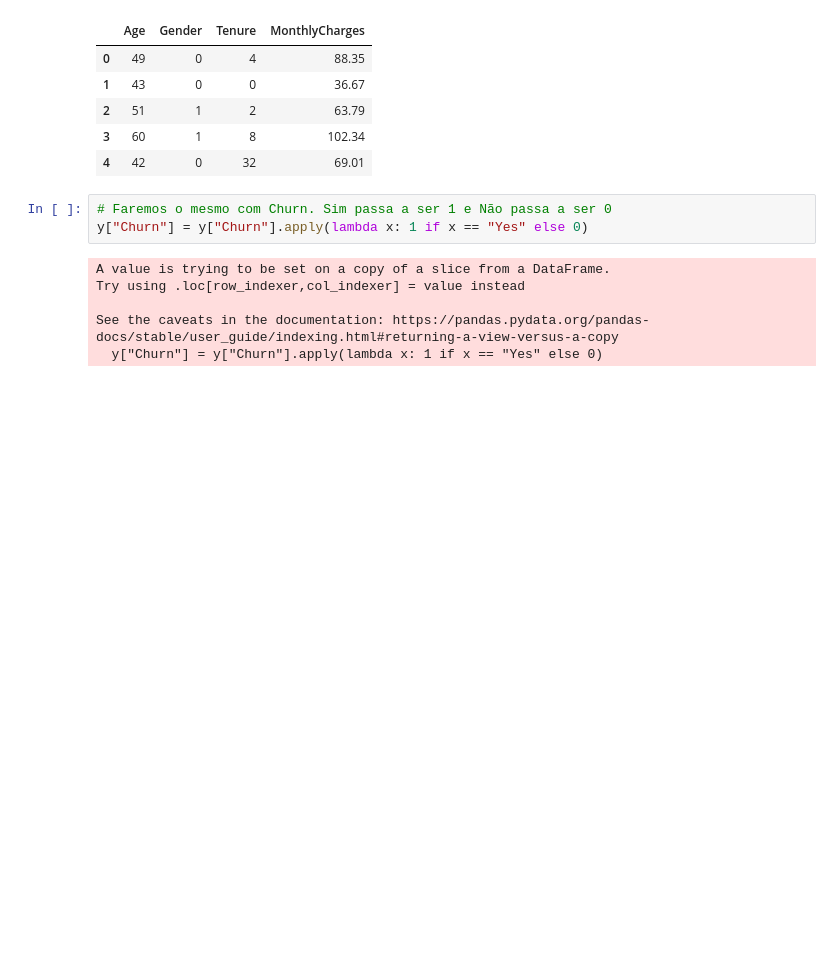
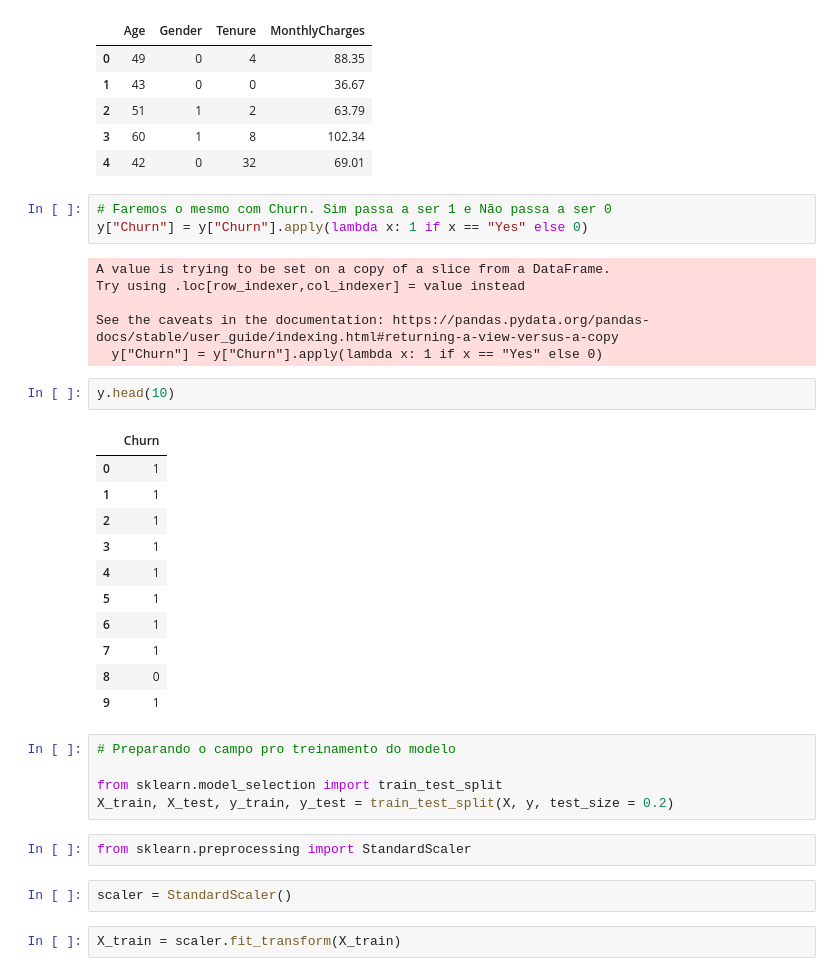
Before and after one commit to NathanMars/Customer-Churn-Prediction-Machine-Learning, a Jupyter notebook: nodebook.ipynb, the cells around one changed output. Drawn from its saved outputs; the diff is of its cells as text; blank space fills up the shorter version.

Commit message:
Feat: Importação de um scaler

```diff
--- a/nodebook.ipynb
+++ b/nodebook.ipynb
@@ -191,3 +191,28 @@ Try using .loc[row_indexer,col_indexer] = value instead
 
 See the caveats in the documentation: https://pandas.pydata.org/pandas-docs/stable/user_guide/indexing.html#returning-a-view-versus-a-copy
   y["Churn"] = y["Churn"].apply(lambda x: 1 if x == "Yes" else 0)
+# %%
+y.head(10)
+# %% [output]
+|  | Churn |
+| 0 | 1 |
+| 1 | 1 |
+| 2 | 1 |
+| 3 | 1 |
+| 4 | 1 |
+| 5 | 1 |
+| 6 | 1 |
+| 7 | 1 |
+| 8 | 0 |
+| 9 | 1 |
+# %%
+# Preparando o campo pro treinamento do modelo
+
+from sklearn.model_selection import train_test_split
+X_train, X_test, y_train, y_test = train_test_split(X, y, test_size = 0.2)
+# %%
+from sklearn.preprocessing import StandardScaler
+# %%
+scaler = StandardScaler()
+# %%
+X_train = scaler.fit_transform(X_train)
```
Also changed, not shown: parts of 2 cells of this notebook, 2 other files.
